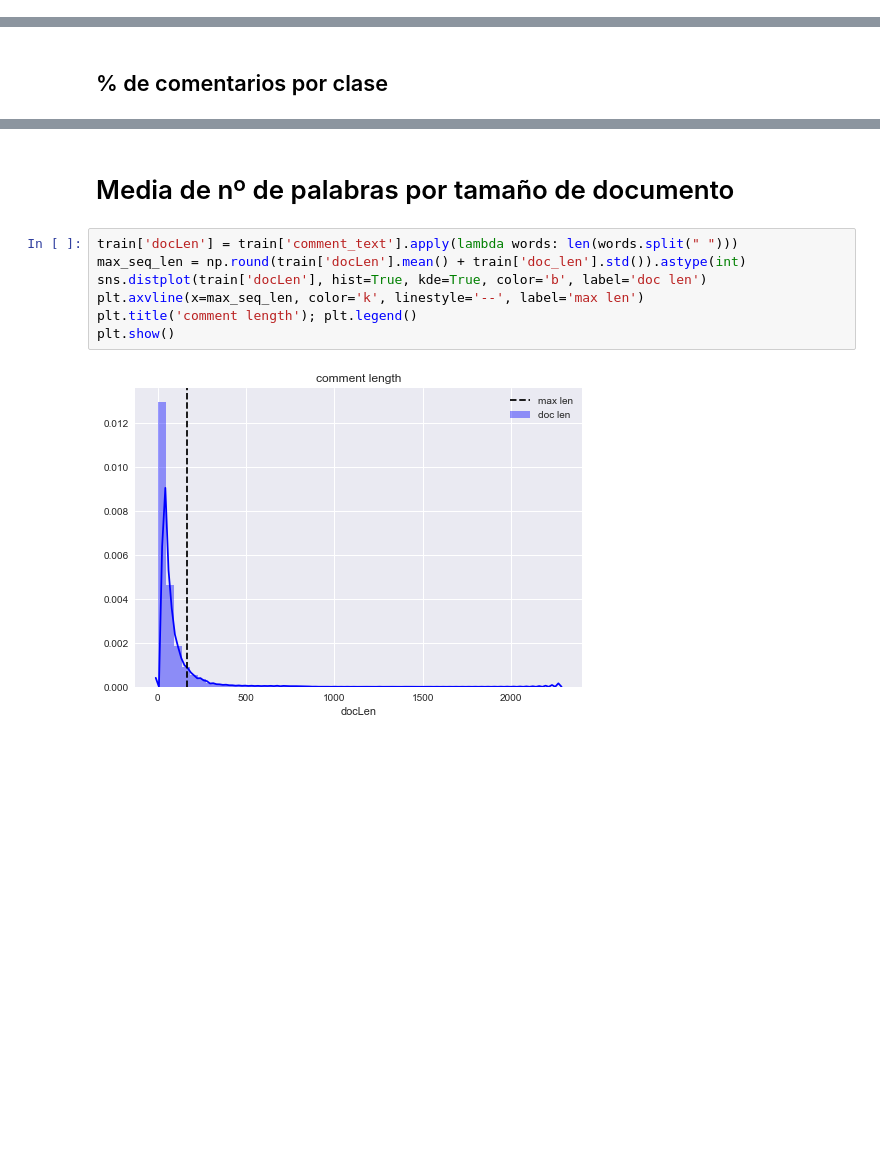
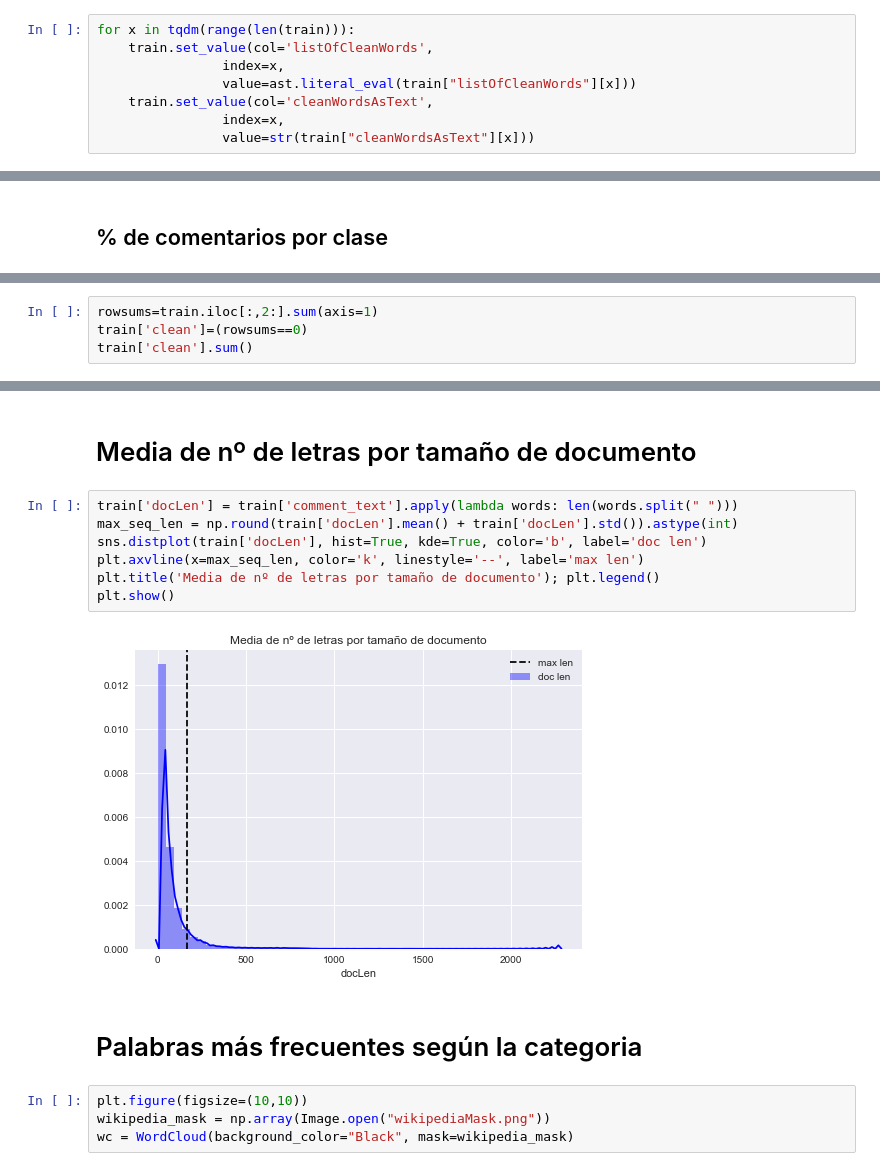
Before and after one commit to racu10/toxicom, a Jupyter notebook: notebooks/2_Graph Analisis.ipynb, the cells around one changed output, grey strips where cells are left out. Saved outputs shown, nothing was run; the diff lists cells and outputs as text; blank space fills up the shorter version.

Commit message:
Actualizados los distintos archivos siendo unificados, ademas se actualizan visualizaciones nuevas

```diff
--- a/notebooks/2_Graph Analisis.ipynb
+++ b/notebooks/2_Graph Analisis.ipynb
@@ -21,3 +30,11 @@ train.head()
+# %%
+for x in tqdm(range(len(train))):
+    train.set_value(col='listOfCleanWords',
+                index=x,
+                value=ast.literal_eval(train["listOfCleanWords"][x]))
+    train.set_value(col='cleanWordsAsText',
+                index=x,
+                value=str(train["cleanWordsAsText"][x]))
 # %%
 nToxic = sum(train['toxic'])
 nSevereToxic = sum(train['severe_toxic'])
@@ -54,0 +76,4 @@ plt.show()
+# %%
+rowsums=train.iloc[:,2:].sum(axis=1)
+train['clean']=(rowsums==0)
+train['clean'].sum()
@@ -55,11 +105,17 @@ plt.show()
 # %% [markdown]
-# Media de nº de palabras por tamaño de documento
+# Media de nº de letras por tamaño de documento
 # %%
 train['docLen'] = train['comment_text'].apply(lambda words: len(words.split(" ")))
-max_seq_len = np.round(train['docLen'].mean() + train['doc_len'].std()).astype(int)
+max_seq_len = np.round(train['docLen'].mean() + train['docLen'].std()).astype(int)
 sns.distplot(train['docLen'], hist=True, kde=True, color='b', label='doc len')
 plt.axvline(x=max_seq_len, color='k', linestyle='--', label='max len')
-plt.title('comment length'); plt.legend()
+plt.title('Media de nº de letras por tamaño de documento'); plt.legend()
 plt.show()
 # %% [output]
-[figure, old version]
+[figure, new version]
+# %% [markdown]
+# Palabras más frecuentes según la categoria
+# %%
+plt.figure(figsize=(10,10))
+wikipedia_mask = np.array(Image.open("wikipediaMask.png"))
+wc = WordCloud(background_color="Black", mask=wikipedia_mask)
```
Also changed, not shown: parts of 26 cells of this notebook, 1 other file.
